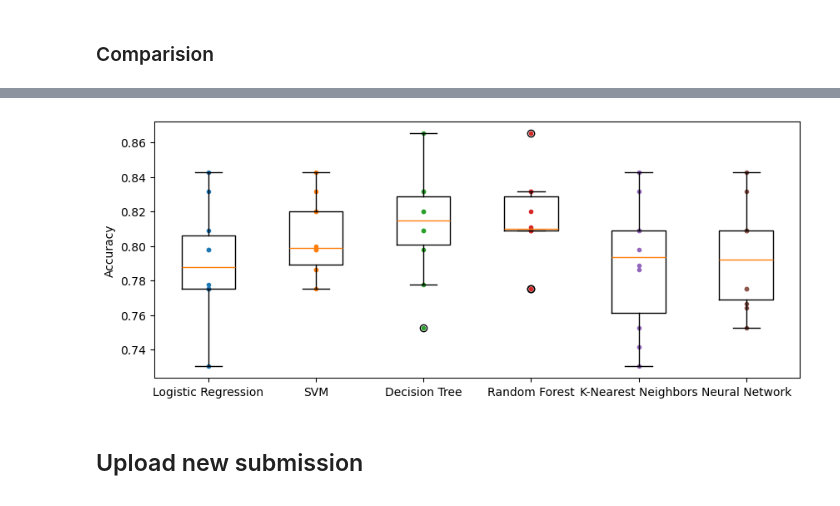
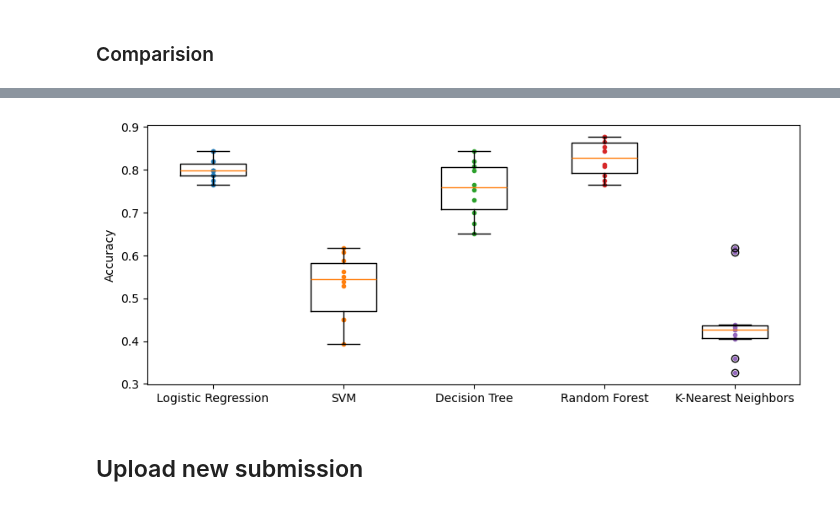
Before and after one commit to MartinRajniak/Kaggle-Projects, a Jupyter notebook: titanic.ipynb, the cells around one changed output, grey strips where cells are left out. Saved outputs shown, nothing was run; the diff lists cells and outputs as text; code cells hidden in the pictures.

Commit message:
Change features and how we prepare them (introduce Pipeline)

```diff
--- a/titanic.ipynb
+++ b/titanic.ipynb
@@ -235,10 +248,34 @@ Name: Survived, dtype: float64
+# %%
+cat_pipeline = Pipeline(
+    [
+        ("ordinal_encoder", OrdinalEncoder()),
+        ("imputer", SimpleImputer(strategy="most_frequent")),
+        ("cat_encoder", OneHotEncoder(sparse_output=False)),
+    ]
+)
+# %%
+num_attribs = ["Age", "SibSp", "Parch", "Fare"]
+cat_attribs = ["Pclass", "Sex", "Embarked"]
+
+preprocess_pipeline = ColumnTransformer([
+        ("num", num_pipeline, num_attribs),
+        ("cat", cat_pipeline, cat_attribs),
+    ], remainder='passthrough', verbose_feature_names_out=False)
 # %%
-train_data, test_data = divide_df(all_data)
+transformed_data = preprocess_pipeline.fit_transform(all_data)
 
-y = train_data["Survived"]
+transformed_data_df = pd.DataFrame(
+    transformed_data,
+    columns=preprocess_pipeline.get_feature_names_out(),
+    index=all_data.index,
+).drop(["Cabin", "Name", "Ticket", "Deck", "Fare_Log", "Fare_Grouped"], axis=1)
 
-features = ["Pclass", "Sex", "SibSp", "Parch", "Deck", "Embarked", "Fare_Grouped"]
-X = pd.get_dummies(train_data[features])
+train_data, test_data = divide_df(transformed_data_df)
+
+X = train_data.drop("Survived", axis=1)
+y = train_data["Survived"].copy().astype("int64")
+
+X_test = test_data
 # %% [markdown]
 ### Logistic Regression
 # %%
@@ -328,5 +340,0 @@ Mean: 0.7890012484394507
-# %%
-mlp_model = MLPClassifier(
-    solver="lbfgs", alpha=1e-5, hidden_layer_sizes=(5, 2), random_state=RANDOM_STATE
-)
-mlp_model.fit(X, y)
@@ -370,26 +381,24 @@ Increase the number of iterations (max_iter) or scale the data as shown in:
 # %%
 plt.figure(figsize=(10, 4))
 plt.plot([1] * 10, lg_scores, ".")
 plt.plot([2] * 10, svc_scores, ".")
 plt.plot([3] * 10, dtc_scores, ".")
 plt.plot([4] * 10, rfc_scores, ".")
 plt.plot([5] * 10, knc_scores, ".")
-plt.plot([6] * 10, mlp_scores, ".")
 plt.boxplot(
-    [lg_scores, svc_scores, dtc_scores, rfc_scores, knc_scores, mlp_scores],
+    [lg_scores, svc_scores, dtc_scores, rfc_scores, knc_scores],
     tick_labels=(
         "Logistic Regression",
         "SVM",
         "Decision Tree",
         "Random Forest",
-        "K-Nearest Neighbors",
-        "Neural Network"
+        "K-Nearest Neighbors"
     ),
 )
 plt.ylabel("Accuracy")
 plt.show()
 # %% [output]
-[figure, old version]
+[figure, new version]
 # %%
 final_model = rfc_model
 # %% [markdown]
```
Also changed, not shown: parts of 16 cells of this notebook, 1 other file.
